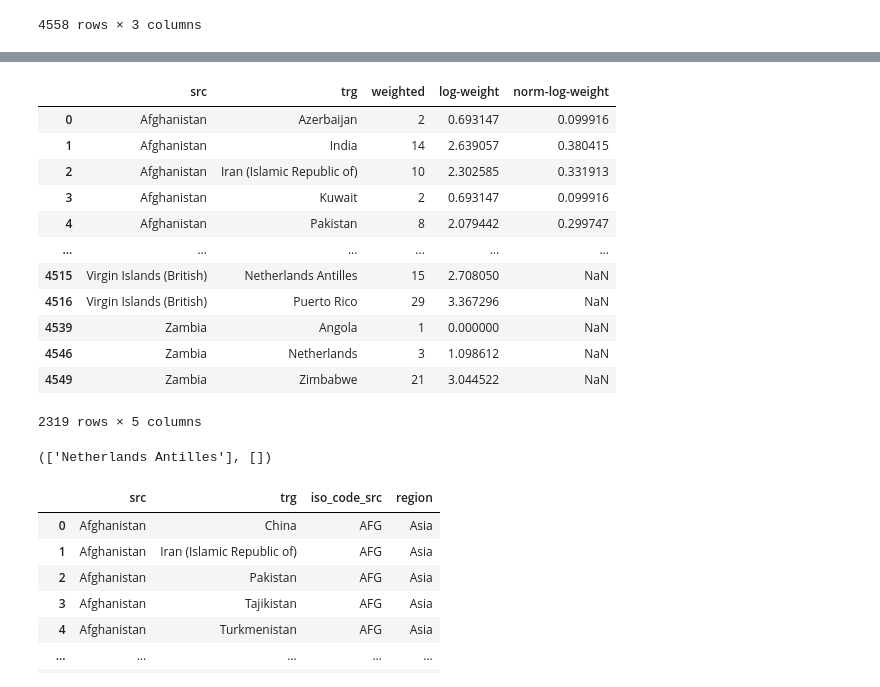
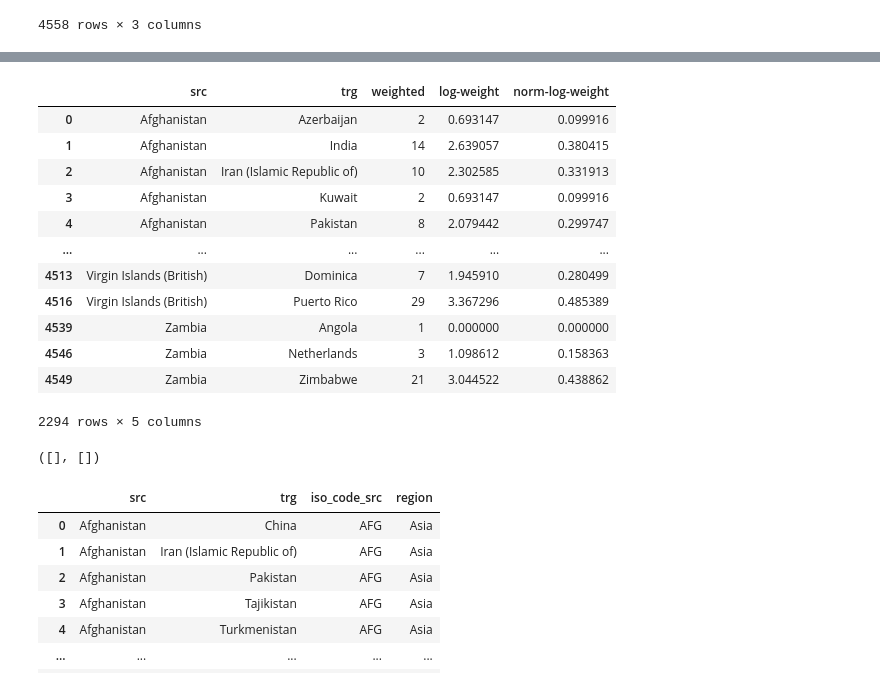
Before and after one commit to jcllobet/MasterThesis, a Jupyter notebook: Unify_Country_ISOs.ipynb, the cells around one changed output, grey strips where cells are left out. Cells and saved outputs as stored; diff of their text form; code cells hidden in the pictures.

Commit message:
fixed proximity and flights by removing duplicates and deleting low-log ocurrences

```diff
--- a/Unify_Country_ISOs.ipynb
+++ b/Unify_Country_ISOs.ipynb
@@ -265,9 +268,13 @@ flt
 | 4557 | Zimbabwe | Zambia | 11 |
 4558 rows × 3 columns
 # %%
-# REMOVING DUPLICATES
+# REMOVING DUPLICATES and ANTILLES
 
 flt.drop_duplicates(keep="first",inplace=True)
+
+
+flt = flt.drop(flt[flt['src']=="Netherlands Antilles"].index)
+flt = flt.drop(flt[flt['trg']=="Netherlands Antilles"].index)
 flt
 # %% [output]
 |  | src | trg | weighted |
@@ -286,7 +293,7 @@ flt
 # %%
 # REMOVING BI-DIRECTIONAL LOOPS
 
-def one_source_no_addition(df,s,t,w):
+def one_source_addition(df,s,t,w):
     #df2 = df.copy(deep=True)
     i_protecc = []
     i_to_del = []
@@ -316,6 +323,6 @@ def one_source_no_addition(df,s,t,w):
         df = df.drop(i_to_del)
     return df
 # %%
-flt = one_source_no_addition(flt, "src", "trg", "weighted")
+flt = one_source_addition(flt, "src", "trg", "weighted")
 flt
 # %% [output]
@@ -352,32 +342,26 @@ Flights from Zambia to Zimbabwe = 21
 # %%
-import pandas as pd
-from sklearn import preprocessing
 
 # creating log_weighted flights
 flt["log-weight"] = np.log(flt["weighted"])
 
 #creating normalized log-weighted flights column
 
-#returns a numpy array
-x = flt[["log-weight"]].values.astype(float)
-min_max_scaler = preprocessing.MinMaxScaler()
-x_scaled = min_max_scaler.fit_transform(x)
-flt['norm-log-weight'] = pd.DataFrame(x_scaled)
+flt["norm-log-weight"]=((flt["log-weight"]-flt["log-weight"].min())/(flt["log-weight"].max()-flt["log-weight"].min()))
 flt
 # %% [output]
 |  | src | trg | weighted | log-weight | norm-log-weight |
 | 0 | Afghanistan | Azerbaijan | 2 | 0.693147 | 0.099916 |
 | 1 | Afghanistan | India | 14 | 2.639057 | 0.380415 |
 | 2 | Afghanistan | Iran (Islamic Republic of) | 10 | 2.302585 | 0.331913 |
 | 3 | Afghanistan | Kuwait | 2 | 0.693147 | 0.099916 |
 | 4 | Afghanistan | Pakistan | 8 | 2.079442 | 0.299747 |
 | ... | ... | ... | ... | ... | ... |
-| 4515 | Virgin Islands (British) | Netherlands Antilles | 15 | 2.708050 | NaN |
-| 4516 | Virgin Islands (British) | Puerto Rico | 29 | 3.367296 | NaN |
-| 4539 | Zambia | Angola | 1 | 0.000000 | NaN |
-| 4546 | Zambia | Netherlands | 3 | 1.098612 | NaN |
-| 4549 | Zambia | Zimbabwe | 21 | 3.044522 | NaN |
+| 4513 | Virgin Islands (British) | Dominica | 7 | 1.945910 | 0.280499 |
+| 4516 | Virgin Islands (British) | Puerto Rico | 29 | 3.367296 | 0.485389 |
+| 4539 | Zambia | Angola | 1 | 0.000000 | 0.000000 |
+| 4546 | Zambia | Netherlands | 3 | 1.098612 | 0.158363 |
+| 4549 | Zambia | Zimbabwe | 21 | 3.044522 | 0.438862 |
-2319 rows × 5 columns
+2294 rows × 5 columns
 # %%
 #Countries with no flights:
 no_fly = ['Andorra',
@@ -422,7 +406,7 @@ def no_air(no_flights, df):
 prt = no_air(no_fly, prt)
 to_be_changed(set(prt['src']).union(set(prt['trg'])), set(flt['src']).union(set(flt['trg'])))
 # %% [output]
-(['Netherlands Antilles'], [])
+([], [])
 # %%
 # verifying prt integrity
 prt
```
Also changed, not shown: parts of 13 cells of this notebook, 8 other files.
